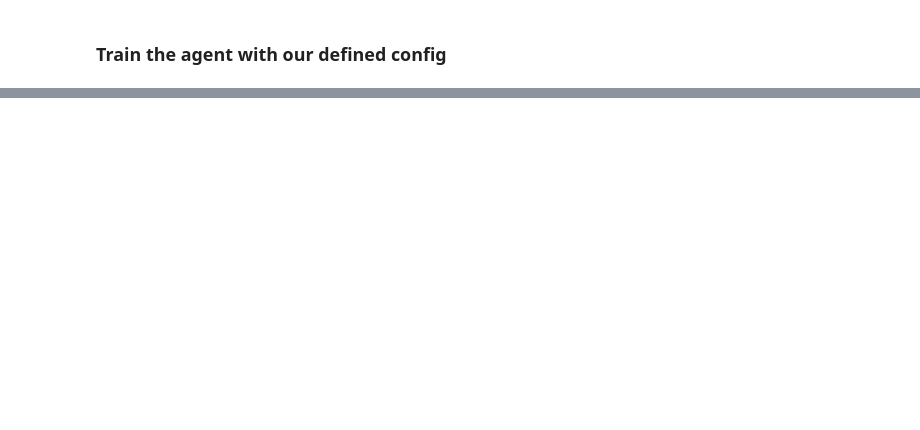
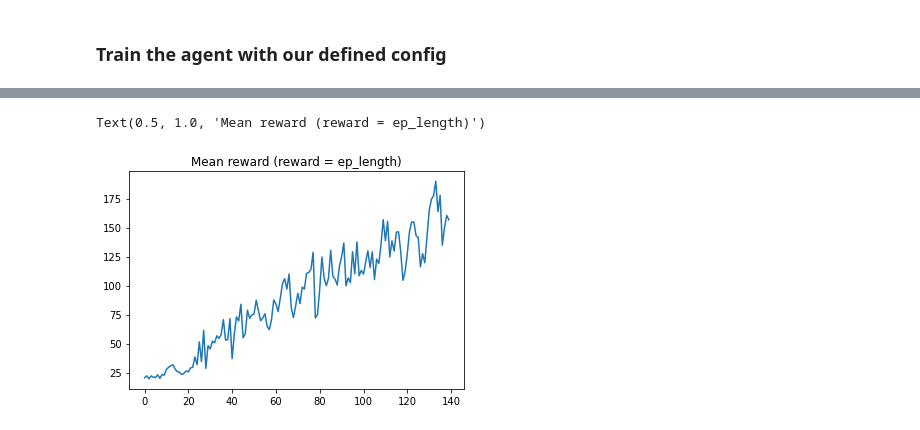
Before and after one commit to RenardDesNeiges/CTNN_Policies, a Jupyter notebook: ray_RLLIB_example.ipynb, the cells around one changed output, grey strips where cells are left out. Cells and saved outputs as stored; diff of their text form; code cells hidden in the pictures; blank space fills up the shorter version.

```diff
--- a/ray_RLLIB_example.ipynb
+++ b/ray_RLLIB_example.ipynb
@@ -135,0 +140,41 @@ trainer.evaluate()
+# %%
+rnn_config = {
+    # Environment (RLlib understands openAI gym registered strings).
+    "env": "CartPole-v1",
+    # Use 2 environment workers (aka "rollout workers") that parallelly
+    # collect samples from their own environment clone(s).
+    "num_workers": 4,
+    # Change this to "framework: torch", if you are using PyTorch.
+    # Also, use "framework: tf2" for tf2.x eager execution.
+    "framework": "torch",
+    # Tweak the default model provided automatically by RLlib,
+    # given the environment's observation- and action spaces.
+    "model": {
+        "custom_model": "naiveRNN",
+        "max_seq_len": 10,
+    },
+    # Set up a separate evaluation worker set for the
+    # `trainer.evaluate()` call after training (see below).
+    "evaluation_num_workers": 1,
+    # Only for evaluation runs, render the env.
+    "evaluation_config": {
+        "render_env": True,
+    }
+}
+# %%
+# Instanciate the PPO trainer object
+rnn_trainer = PPOTrainer(config=rnn_config)
+
+# Run it for n training iterations. A training iteration includes
+# parallel sample collection by the environment workers as well as
+# loss calculation on the collected batch and a model update.
+log_rnn = []
+iterations = 140
+for i in range(iterations):
+    print("iteration : " +str(i), ", ")
+    log_rnn.append(rnn_trainer.train())
+    print('len : ' + str(log[i]['episode_len_mean']))
+    print('avg_rev : ' + str(np.array(log[i]['hist_stats']['episode_reward']).mean()))
+    # if i % 5 == 0:
+        # trainer.evaluate()
+        # trainer.evaluate()
@@ -135,0 +220,7 @@ trainer.evaluate()
+# %%
+mean_rev_rnn = np.array(list(l['episode_reward_mean'] for l in log_rnn))
+plt.plot(mean_rev_rnn)
+plt.title('Mean reward (reward = ep_length)')
+# %% [output]
+Text(0.5, 1.0, 'Mean reward (reward = ep_length)')
+[figure, added]
```
Also changed, not shown: parts of 15 cells of this notebook, 1 other file.
